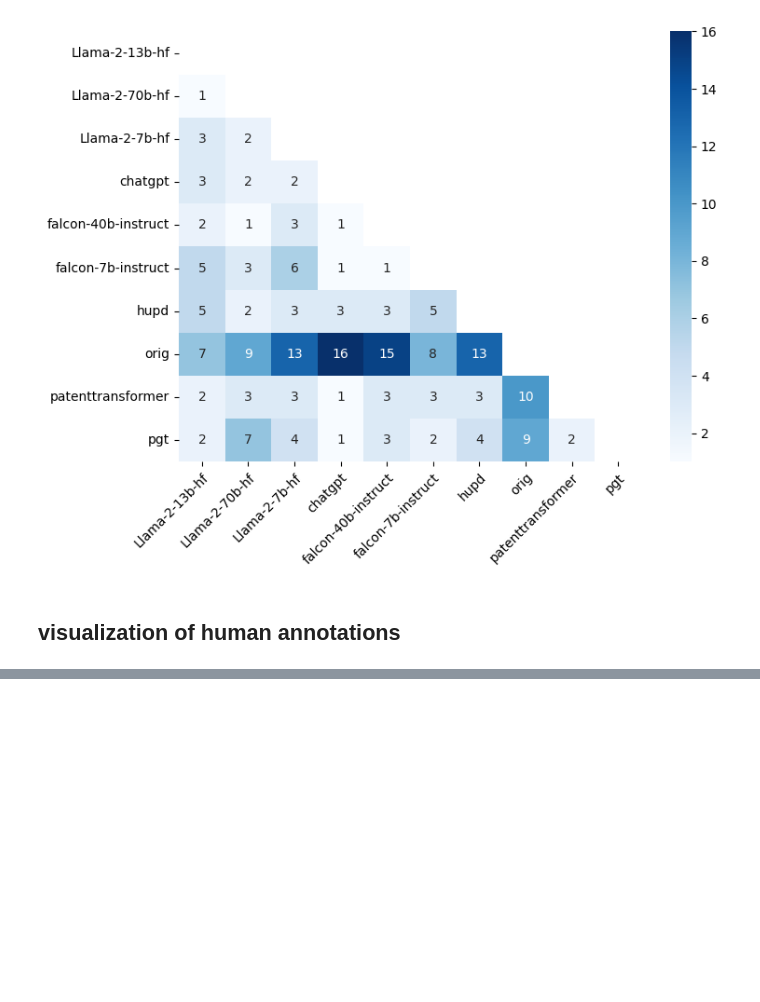
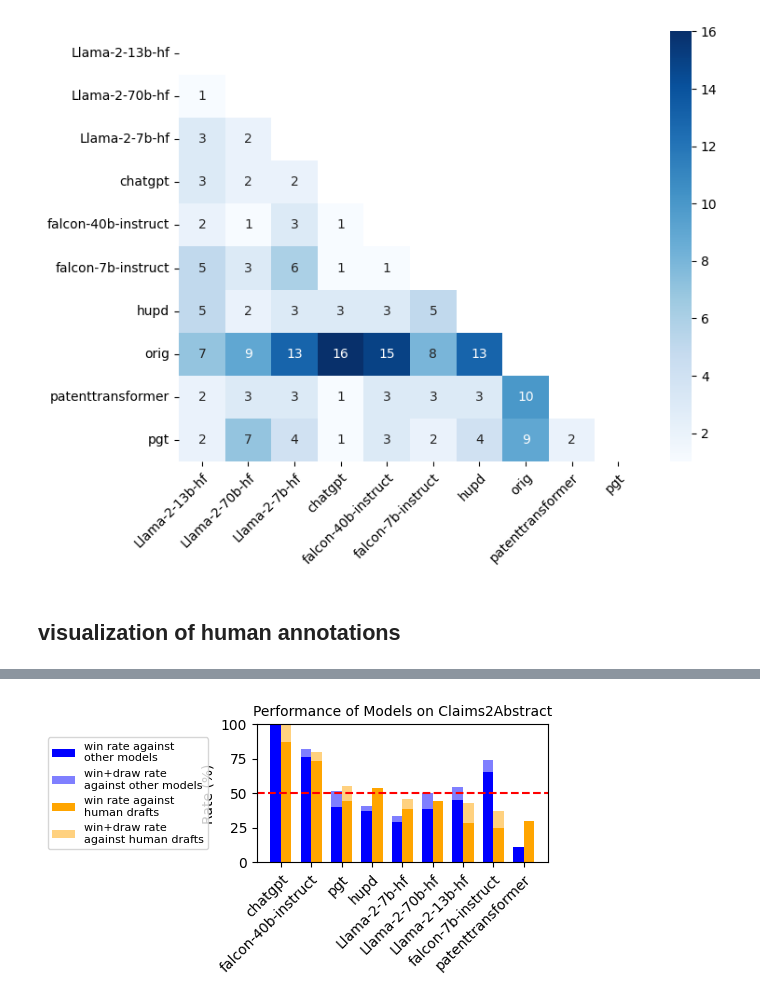
Before and after one commit to ZoeYou/PatentEval, a Jupyter notebook: human_eval/analysis_c2a.ipynb, the cells around one changed output, grey strips where cells are left out. Drawn from its saved outputs; the diff is of its cells as text; code cells hidden in the pictures; blank space fills up the shorter version.

```diff
--- a/human_eval/analysis_c2a.ipynb
+++ b/human_eval/analysis_c2a.ipynb
@@ -338,0 +330,75 @@ plt.savefig('./figures/c2a_win_percent', dpi=300)
+# %%
+import matplotlib.pyplot as plt
+import numpy as np
+
+# Assuming 'compared_to_models' and 'compared_to_human' contain 'win', 'draw', and 'loss' keys
+# Normalize and calculate win+draw rates
+normalized_models = {model: {'win': freqs['win'] / sum(freqs.values()),
+                             'draw': freqs['draw'] / sum(freqs.values())}
+                             for model, freqs in compared_to_models.items()}
+
+normalized_human = {model: {'win': freqs['win'] / sum(freqs.values()),
+                            'draw': freqs['draw'] / sum(freqs.values())}
+                            for model, freqs in compared_to_human.items()}
+
+# Sort models based on combined win+draw rate compared to human
+sorted_models = sorted(normalized_human.items(), key=lambda x: x[1]['win'] + x[1]['draw'], reverse=True)
+sorted_model_names = [model for model, _ in sorted_models]
+
+# Extract the sorted win and draw rates
+win_rates_models = [normalized_models[model]['win'] for model in sorted_model_names]
+draw_rates_models = [normalized_models[model]['draw'] for model in sorted_model_names]
+
+win_rates_human = [normalized_human[model]['win'] for model in sorted_model_names]
+draw_rates_human = [normalized_human[model]['draw'] for model in sorted_model_names]
+
+# Convert the normalized rates to percentages
+win_rates_models = [rate * 100 for rate in win_rates_models]
+draw_rates_models = [rate * 100 for rate in draw_rates_models]
+win_rates_human = [rate * 100 for rate in win_rates_human]
+draw_rates_human = [rate * 100 for rate in draw_rates_human]
+
+#############################################################################################
+
+barWidth = 0.35
+r1 = np.arange(len(sorted_model_names))
+r2 = [x + barWidth for x in r1]
+
+plt.figure(figsize=(5.5, 3))
+
+# Define colors and alpha for transparency
+color_model = 'b'  # Blue for models
+color_human = 'orange'  # Orange for humans
+alpha_draw = 0.5  # Transparency for draw rate
+
+# Plot bars for models and humans, with wins solid and draws transparent
+plt.bar(r1, win_rates_models, color=color_model, width=barWidth, label='Model Win Rate')
+plt.bar(r1, draw_rates_models, bottom=win_rates_models, color=color_model, width=barWidth, alpha=alpha_draw, label='Model Draw Rate')
+plt.bar(r2, win_rates_human, color=color_human, width=barWidth, label='Human Win Rate')
+plt.bar(r2, draw_rates_human, bottom=win_rates_human, color=color_human, width=barWidth, alpha=alpha_draw, label='Human Draw Rate')
+
+# Add a reference line at 50% for clarity
+plt.axhline(y=50, color='r', linestyle='--', label="Equilibrium Rate")
+
+# Set the position of the x ticks and labels
+plt.xticks([r + barWidth / 2 for r in r1], sorted_model_names, rotation=45, ha="right", rotation_mode='anchor')
+plt.ylabel("Rate (%)")
+plt.title("Performance of Models on Claims2Abstract", fontsize=10)
+
+# Create the legend with clear descriptions
+handles, labels = plt.gca().get_legend_handles_labels()
+from matplotlib.patches import Patch
+legend_handles = [
+    Patch(facecolor=color_model, label='win rate against\nother models'),
+    Patch(facecolor=color_model, alpha=alpha_draw, label='win+draw rate\nagainst other models'),
+    Patch(facecolor=color_human, label='win rate against\nhuman drafts'),
+    Patch(facecolor=color_human, alpha=alpha_draw, label='win+draw rate\nagainst human drafts')
+]
+plt.legend(handles=legend_handles, loc='center right', bbox_to_anchor=(-0.15, 0.5), fontsize=8)
+
+
+plt.tight_layout()
+plt.savefig('./figures/c2a_win_percent', dpi=300)
+plt.show()
+# %% [output]
+[figure, added]
```
Also changed, not shown: parts of 6 cells of this notebook, 15 other files.
